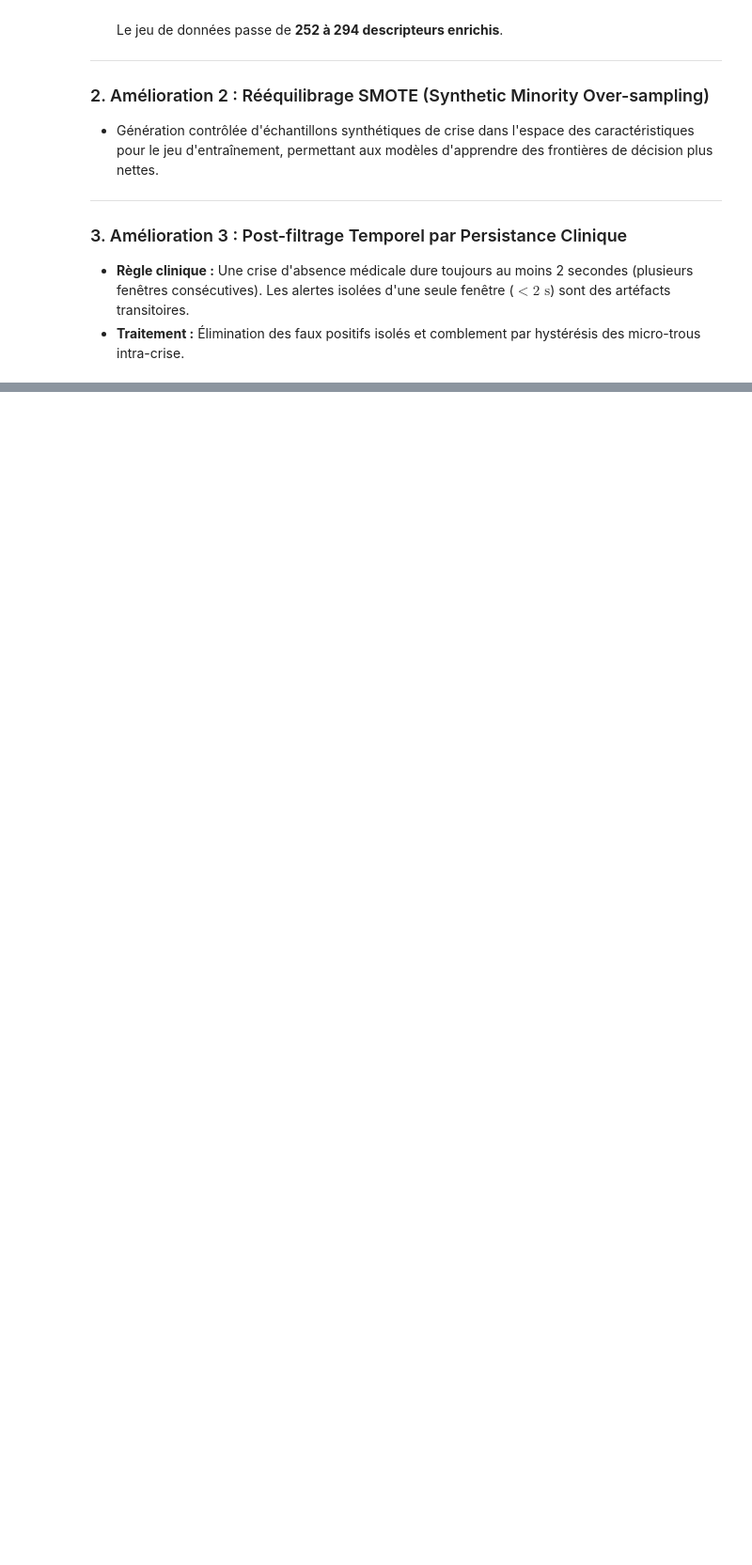
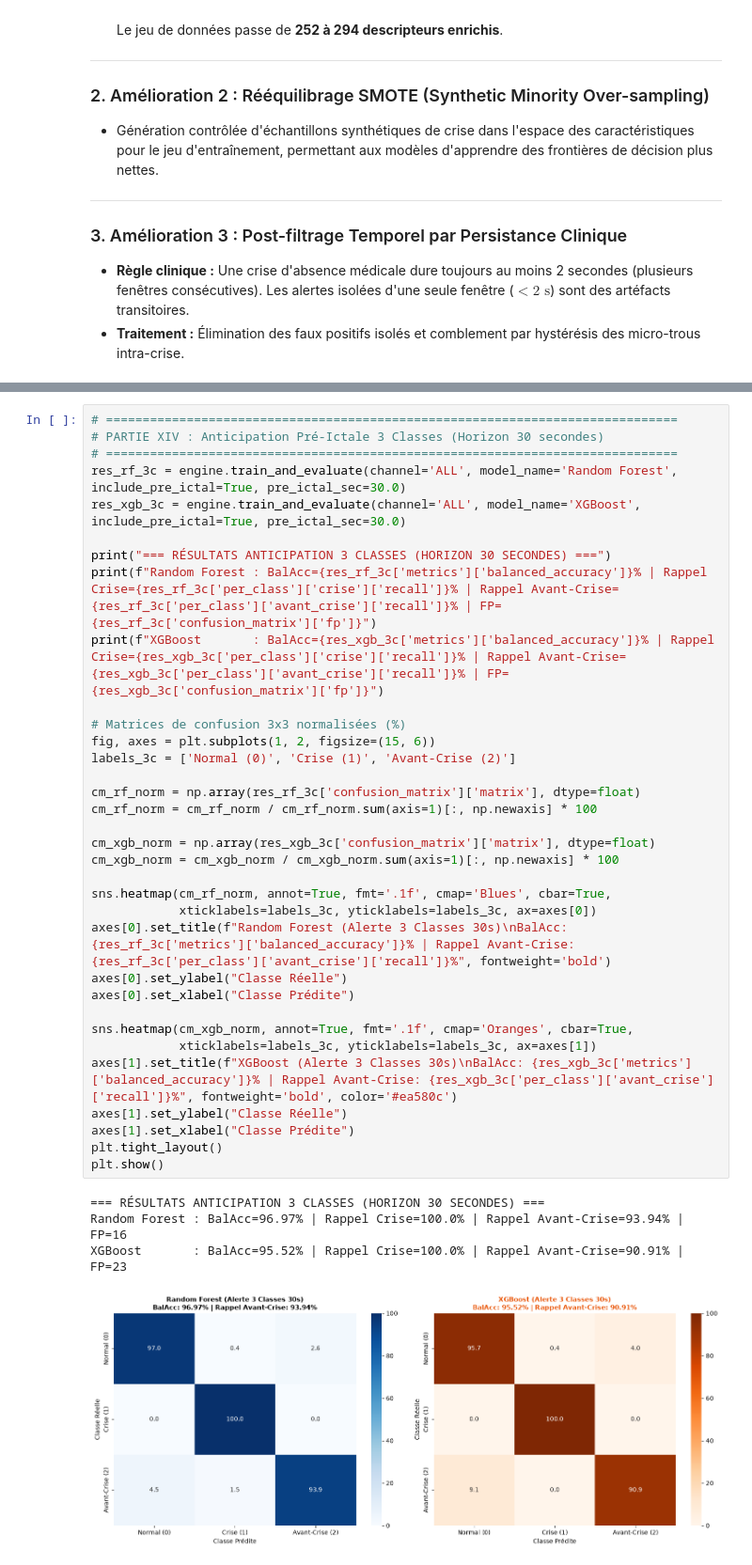
Before and after one commit to eya-boukeri/EEG-Absence-Seizure-Detection, a Jupyter notebook: mini_projet_eeg.ipynb, the cells around one changed output, grey strips where cells are left out. Shown at 94% size. Cells and saved outputs as stored; diff of their text form; blank space fills up the shorter version.

```diff
--- a/mini_projet_eeg.ipynb
+++ b/mini_projet_eeg.ipynb
@@ -1059,0 +1177,39 @@ plt.show()
+# %%
+# ==============================================================================
+# PARTIE XIV : Anticipation Pré-Ictale 3 Classes (Horizon 30 secondes)
+# ==============================================================================
+res_rf_3c = engine.train_and_evaluate(channel='ALL', model_name='Random Forest', include_pre_ictal=True, pre_ictal_sec=30.0)
+res_xgb_3c = engine.train_and_evaluate(channel='ALL', model_name='XGBoost', include_pre_ictal=True, pre_ictal_sec=30.0)
+
+print("=== RÉSULTATS ANTICIPATION 3 CLASSES (HORIZON 30 SECONDES) ===")
+print(f"Random Forest : BalAcc={res_rf_3c['metrics']['balanced_accuracy']}% | Rappel Crise={res_rf_3c['per_class']['crise']['recall']}% | Rappel Avant-Crise={res_rf_3c['per_class']['avant_crise']['recall']}% | FP={res_rf_3c['confusion_matrix']['fp']}")
+print(f"XGBoost       : BalAcc={res_xgb_3c['metrics']['balanced_accuracy']}% | Rappel Crise={res_xgb_3c['per_class']['crise']['recall']}% | Rappel Avant-Crise={res_xgb_3c['per_class']['avant_crise']['recall']}% | FP={res_xgb_3c['confusion_matrix']['fp']}")
+
+# Matrices de confusion 3x3 normalisées (%)
+fig, axes = plt.subplots(1, 2, figsize=(15, 6))
+labels_3c = ['Normal (0)', 'Crise (1)', 'Avant-Crise (2)']
+
+cm_rf_norm = np.array(res_rf_3c['confusion_matrix']['matrix'], dtype=float)
+cm_rf_norm = cm_rf_norm / cm_rf_norm.sum(axis=1)[:, np.newaxis] * 100
+
+cm_xgb_norm = np.array(res_xgb_3c['confusion_matrix']['matrix'], dtype=float)
+cm_xgb_norm = cm_xgb_norm / cm_xgb_norm.sum(axis=1)[:, np.newaxis] * 100
+
+sns.heatmap(cm_rf_norm, annot=True, fmt='.1f', cmap='Blues', cbar=True,
+            xticklabels=labels_3c, yticklabels=labels_3c, ax=axes[0])
+axes[0].set_title(f"Random Forest (Alerte 3 Classes 30s)\nBalAcc: {res_rf_3c['metrics']['balanced_accuracy']}% | Rappel Avant-Crise: {res_rf_3c['per_class']['avant_crise']['recall']}%", fontweight='bold')
+axes[0].set_ylabel("Classe Réelle")
+axes[0].set_xlabel("Classe Prédite")
+
+sns.heatmap(cm_xgb_norm, annot=True, fmt='.1f', cmap='Oranges', cbar=True,
+            xticklabels=labels_3c, yticklabels=labels_3c, ax=axes[1])
+axes[1].set_title(f"XGBoost (Alerte 3 Classes 30s)\nBalAcc: {res_xgb_3c['metrics']['balanced_accuracy']}% | Rappel Avant-Crise: {res_xgb_3c['per_class']['avant_crise']['recall']}%", fontweight='bold', color='#ea580c')
+axes[1].set_ylabel("Classe Réelle")
+axes[1].set_xlabel("Classe Prédite")
+plt.tight_layout()
+plt.show()
+# %% [output]
+=== RÉSULTATS ANTICIPATION 3 CLASSES (HORIZON 30 SECONDES) ===
+Random Forest : BalAcc=96.97% | Rappel Crise=100.0% | Rappel Avant-Crise=93.94% | FP=16
+XGBoost       : BalAcc=95.52% | Rappel Crise=100.0% | Rappel Avant-Crise=90.91% | FP=23
+[figure, added]
```
Also changed, not shown: parts of 22 cells of this notebook, 12 other files.
